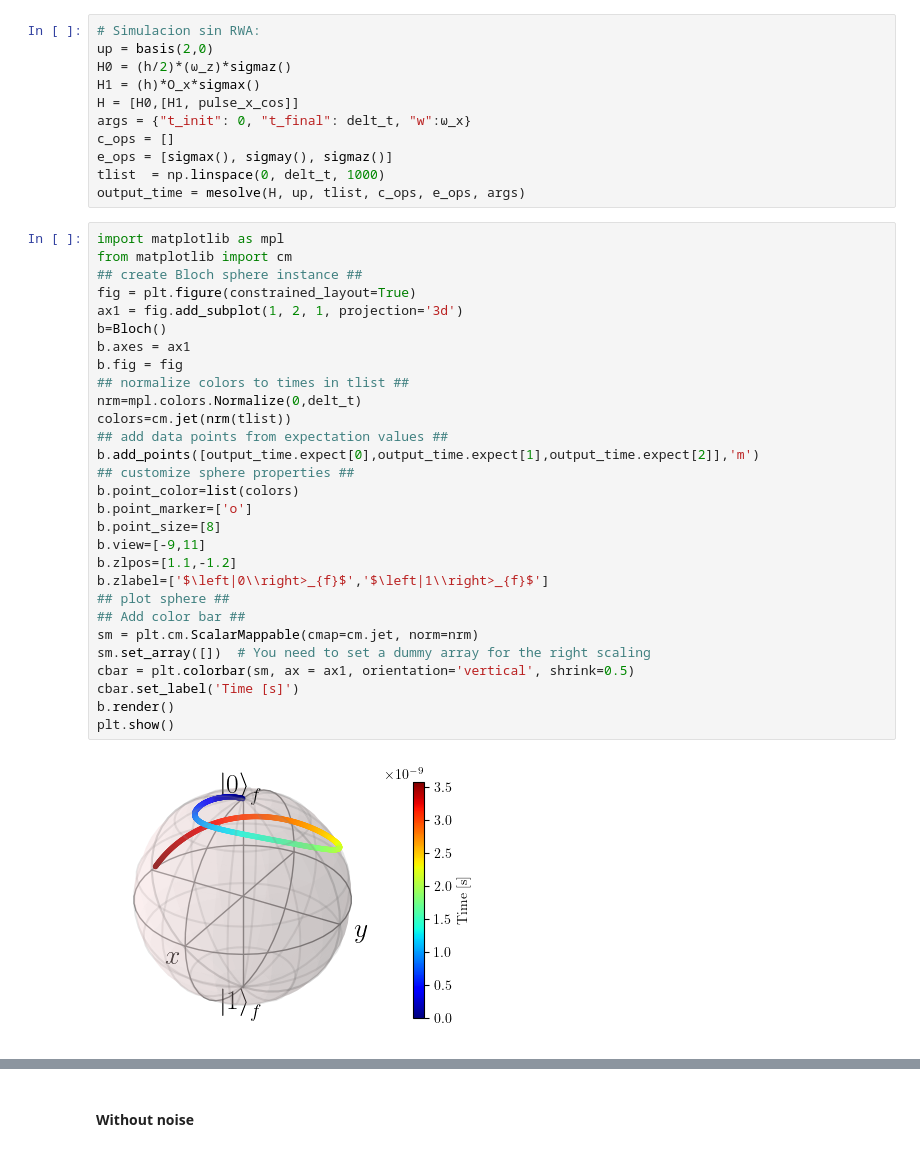
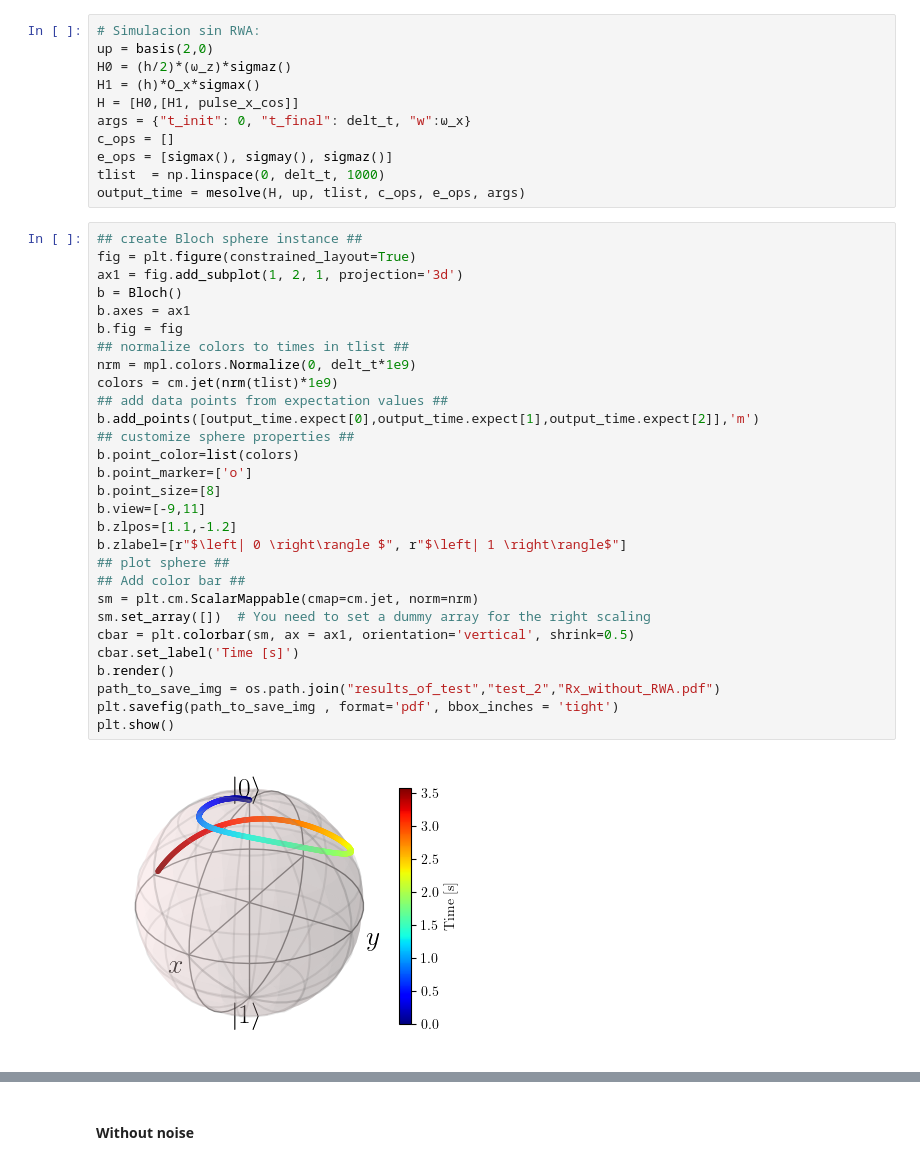
Before and after one commit to 6arlos6/QML_with_spins_using_DRU_algorithm, a Jupyter notebook: test_2_quantum_processor_model.ipynb, the cells around one changed output, grey strips where cells are left out. Cells and saved outputs as stored; diff of their text form.

Commit message:
"cambios en plot_epectation"

```diff
--- a/test_2_quantum_processor_model.ipynb
+++ b/test_2_quantum_processor_model.ipynb
@@ -201,36 +207,36 @@ e_ops = [sigmax(), sigmay(), sigmaz()]
 tlist  = np.linspace(0, delt_t, 1000)
 output_time = mesolve(H, up, tlist, c_ops, e_ops, args)
 # %%
-import matplotlib as mpl
-from matplotlib import cm
 ## create Bloch sphere instance ##
 fig = plt.figure(constrained_layout=True)
 ax1 = fig.add_subplot(1, 2, 1, projection='3d')
-b=Bloch()
+b = Bloch()
 b.axes = ax1
 b.fig = fig
 ## normalize colors to times in tlist ##
-nrm=mpl.colors.Normalize(0,delt_t)
-colors=cm.jet(nrm(tlist))
+nrm = mpl.colors.Normalize(0, delt_t*1e9)
+colors = cm.jet(nrm(tlist)*1e9)
 ## add data points from expectation values ##
 b.add_points([output_time.expect[0],output_time.expect[1],output_time.expect[2]],'m')
 ## customize sphere properties ##
 b.point_color=list(colors)
 b.point_marker=['o']
 b.point_size=[8]
 b.view=[-9,11]
 b.zlpos=[1.1,-1.2]
-b.zlabel=['$\left|0\\right>_{f}$','$\left|1\\right>_{f}$']
+b.zlabel=[r"$\left| 0 \right\rangle $", r"$\left| 1 \right\rangle$"]
 ## plot sphere ##
 ## Add color bar ##
 sm = plt.cm.ScalarMappable(cmap=cm.jet, norm=nrm)
 sm.set_array([])  # You need to set a dummy array for the right scaling
 cbar = plt.colorbar(sm, ax = ax1, orientation='vertical', shrink=0.5)
 cbar.set_label('Time [s]')
 b.render()
+path_to_save_img = os.path.join("results_of_test","test_2","Rx_without_RWA.pdf")
+plt.savefig(path_to_save_img , format='pdf', bbox_inches = 'tight')
 plt.show()
 # %% [output]
-[figure, old version]
+[figure, new version]
 # %%
 print(output_time.expect[0][-1])
 print(output_time.expect[1][-1])
```
Also changed, not shown: parts of 19 cells of this notebook, 18 other files.
